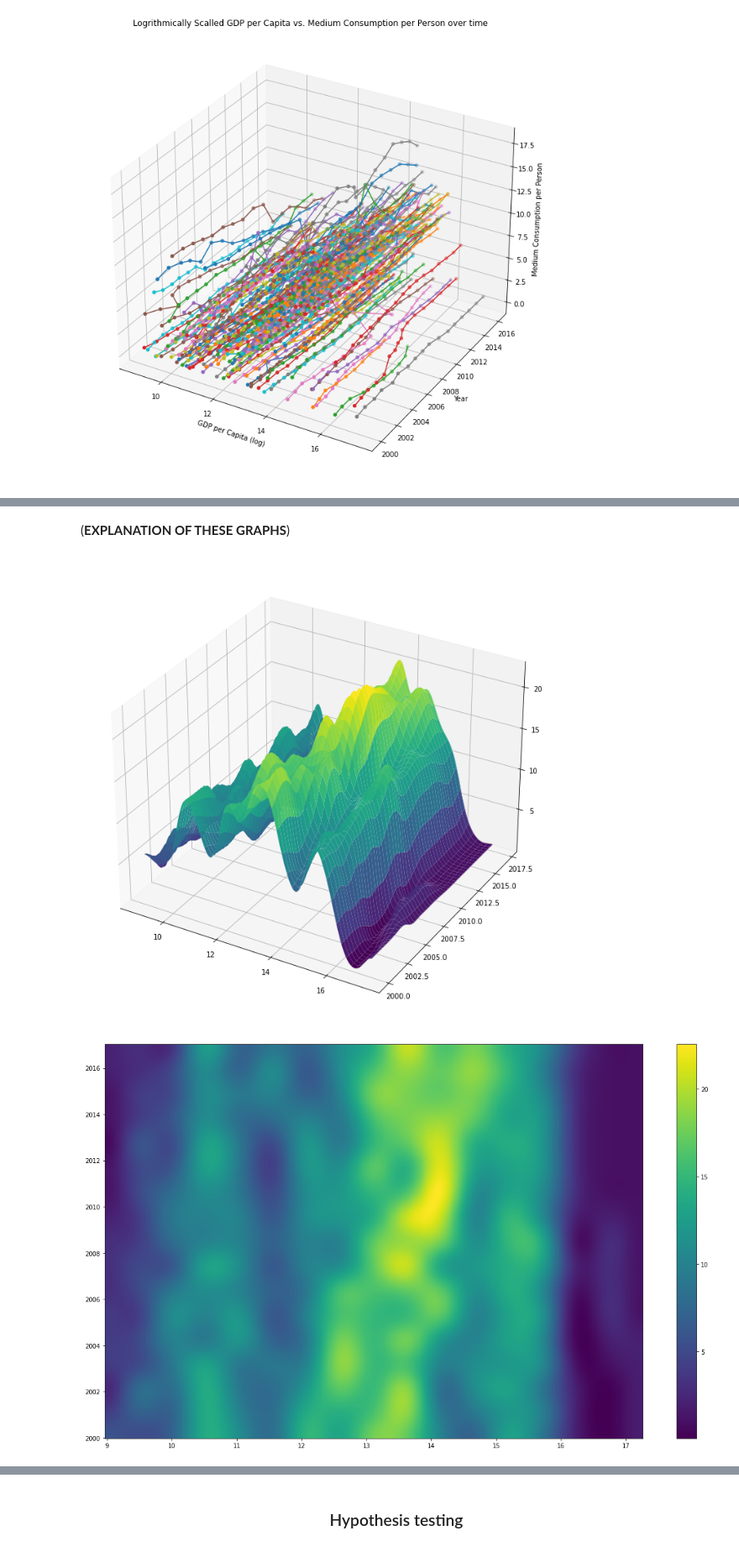
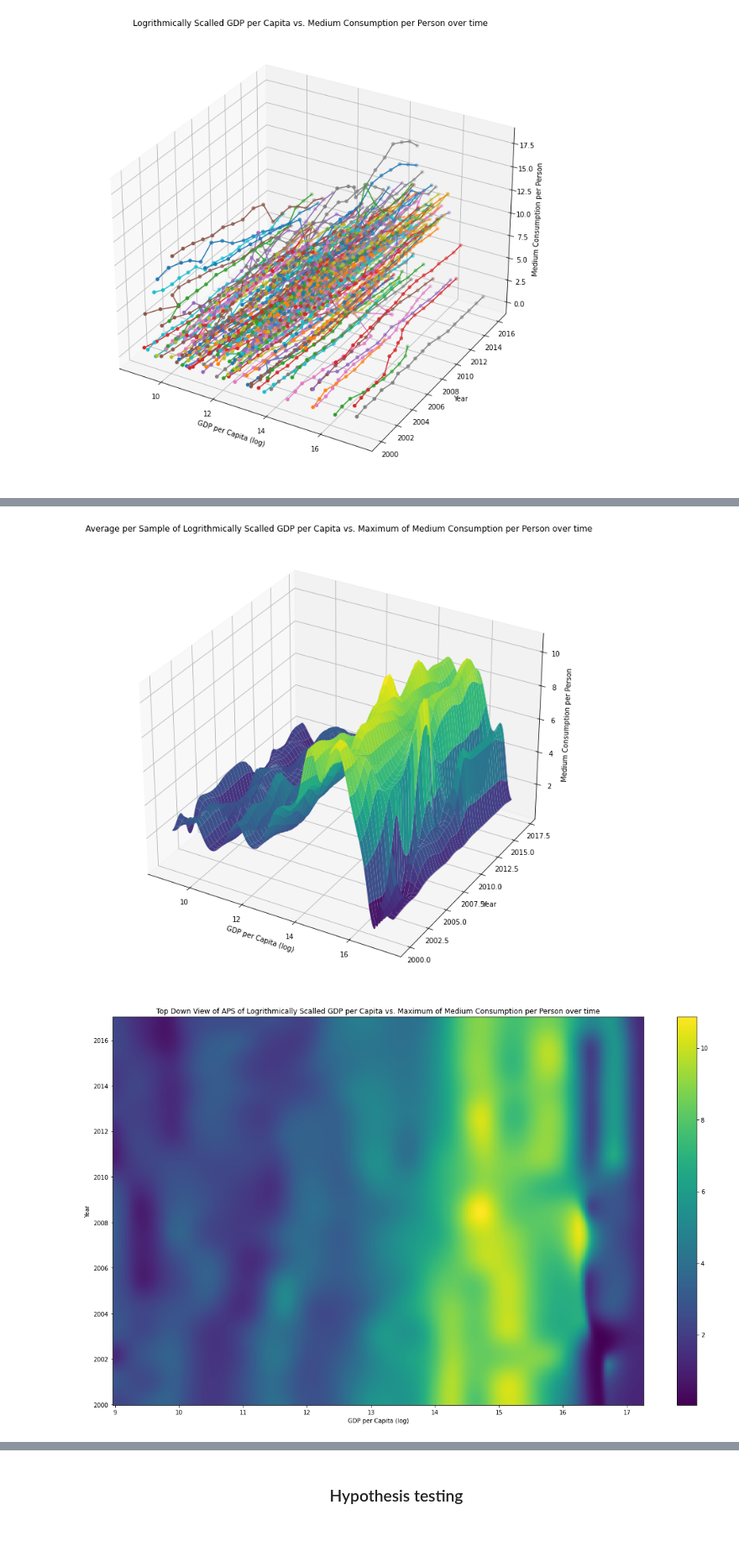
Before and after one commit to evanamay/CMSC320-Final-Project, a Jupyter notebook: tutorial.ipynb, the cells around one changed output, grey strips where cells are left out. Shown at 84% size. Drawn from its saved outputs; the diff is of its cells as text; code cells hidden in the pictures.

```diff
--- a/tutorial.ipynb
+++ b/tutorial.ipynb
@@ -169,10 +162,9 @@ for elt in high_delta_indicies:
 high_delta_indicies = tmp
 
 #our output
-for elt in high_delta_indicies:
+for elt in high_delta_indicies[len(high_delta_indicies)-3:]:
   to_print = "Index: {}, year: {}, absDvt: {}, dv_ser: {}, dt: {}, adj_percent: {}"
   to_print = to_print.format(elt[0], years_arr[elt[0]], elt[1], elt[2], elt[3],
                              elt[4]/elt[3])
-print("Example of Output: ")
-print(to_print)
+  print(to_print)
 # %% [output]
@@ -933,24 +935,29 @@ plt.show()
-# %% [markdown]
-(**EXPLANATION OF THESE GRAPHS**)
 # %%
-##density of datapoints mapping log2(gdp_pc_2011) and average abv to total alcohol consumption, 2d interpolation and gauss blur smoothing
-
+##avg of datapoints mapping log2(gdp_pc_2011) and average abv over time, 2d interpolation and gauss blur smoothing
 fig = plt.figure(figsize=(20,12))
 ax = fig.gca(projection='3d')
 
+ax.set_xlabel('GDP per Capita (log)')
+ax.set_ylabel('Year')
+ax.set_zlabel('Medium Consumption per Person');
+ax.title.set_text("Average per Sample of Logrithmically Scalled GDP per Capita vs. Maximum of Medium Consumption per Person over time")
+
 x_test , y_test, z_tot = make_surf_plot_points(all_pts, 16, 25, lambda x,y : y + 1, sigma=5, add_y_bound=(0,1), blur_iter = 1, adj_blur = False, smooth_kind=2)
-
-ax.plot_surface(x_test, y_test, z_tot, cmap='viridis')
+x_test , y_test, z_test = make_surf_plot_points(all_pts, 16, 25, lambda x,y : x+y, sigma=5, add_y_bound=(0,1), blur_iter = 1, adj_blur = False, smooth_kind=2)
+z_test = z_test / z_tot
+ax.plot_surface(x_test, y_test, z_test, cmap='viridis')
 plt.show()
 
+##top down view of previous graph
 fig = plt.figure(figsize=(20,12))
 ax = plt.axes()
-
-c = ax.pcolormesh(x_test, y_test, z_tot, cmap='viridis', vmin=np.min(z_tot), vmax=np.max(z_tot))
-
+ax.set_xlabel('GDP per Capita (log)')
+ax.set_ylabel('Year')
+ax.title.set_text("Top Down View of APS of Logrithmically Scalled GDP per Capita vs. Maximum of Medium Consumption per Person over time")
+c = ax.pcolormesh(x_test, y_test, z_test, cmap='viridis', vmin=np.min(z_test), vmax=np.max(z_test))
 
 fig.colorbar(c, ax=ax)
 plt.show()
 # %% [output]
-[figure, old version]
+[figure, new version]
-[figure, old version]
+[figure, new version]
```
Also changed, not shown: parts of 18 cells of this notebook.
